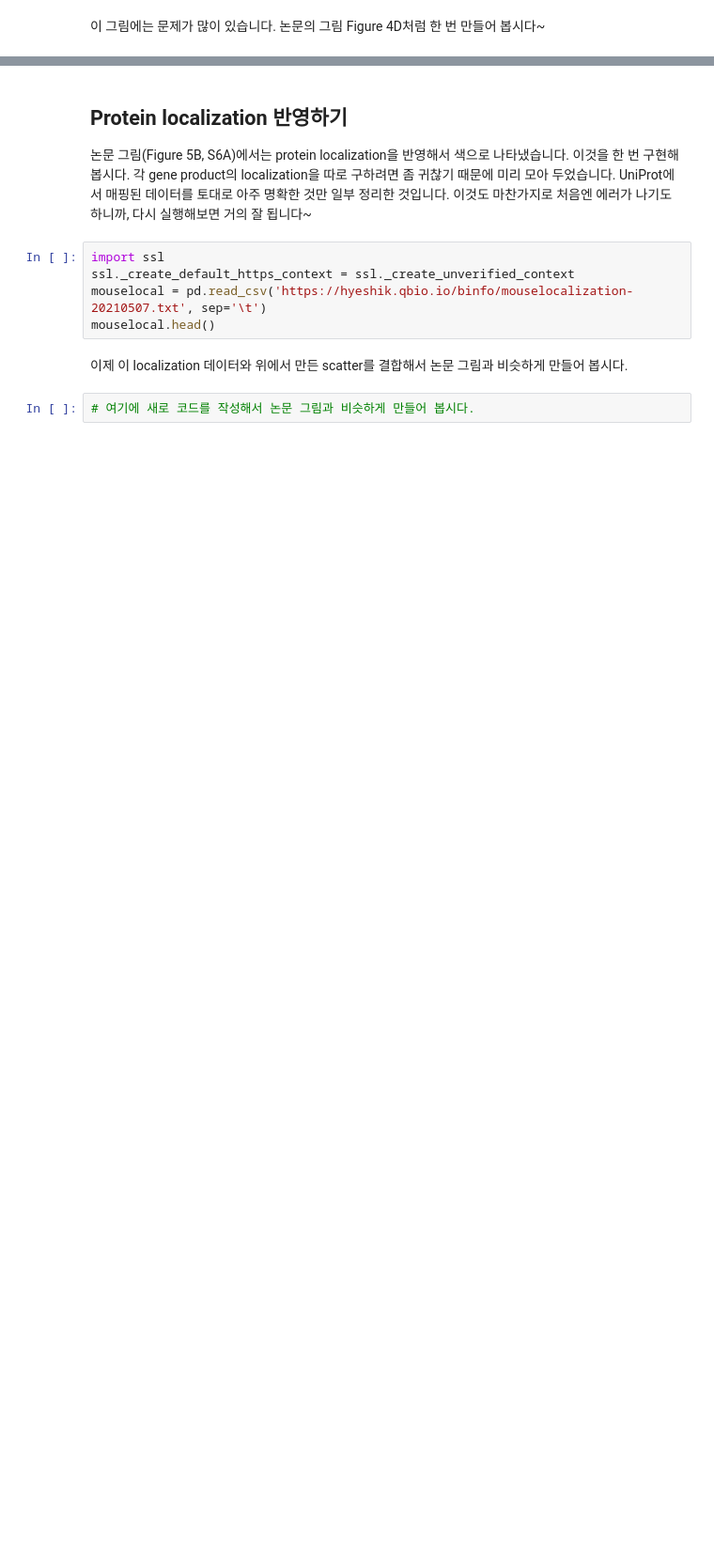
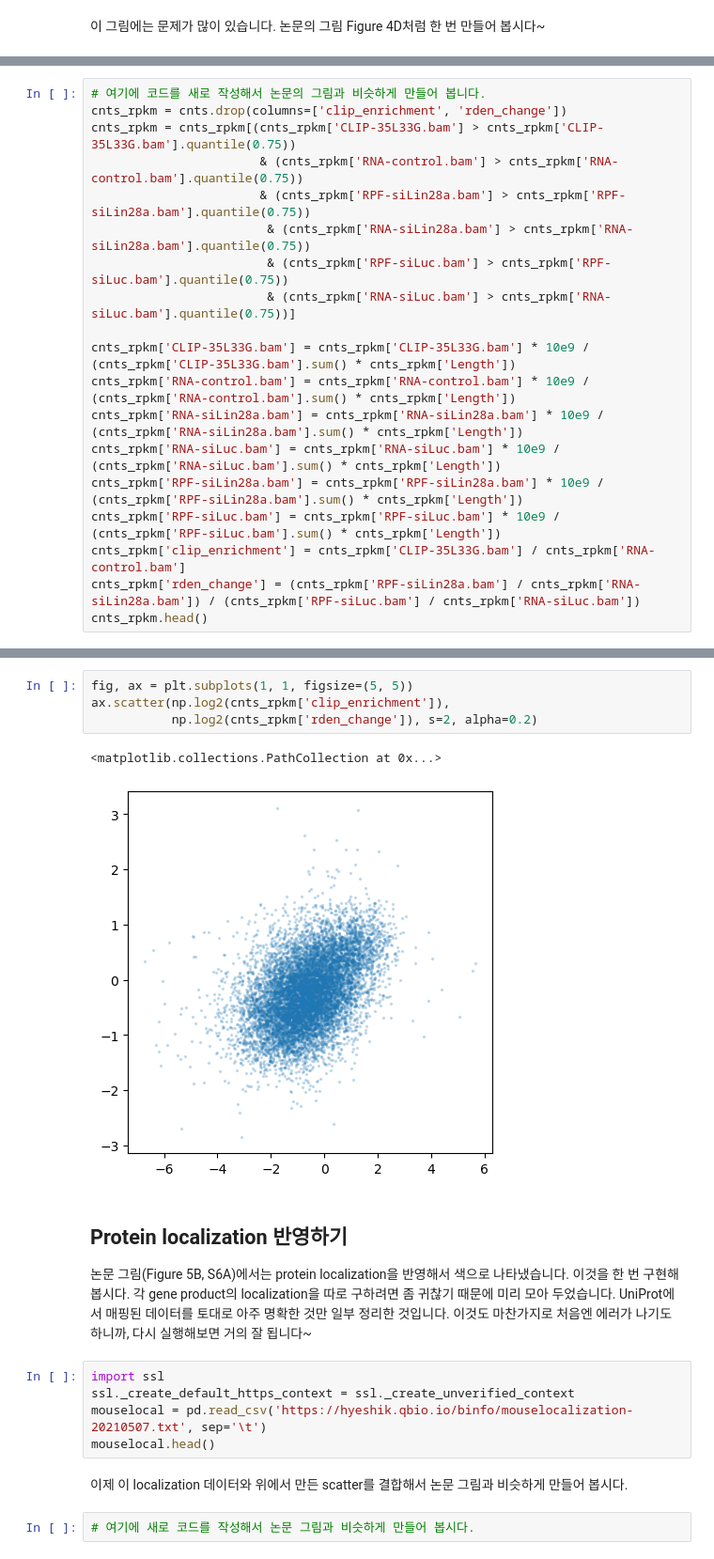
Before and after one commit to yeekyung/MYK_bioinformatics, a Jupyter notebook: CoLab_TermProj_2024_1.ipynb, the cells around one changed output, grey strips where cells are left out. Shown at 94% size. Saved outputs shown, nothing was run; the diff lists cells and outputs as text; blank space fills up the shorter version.

```diff
--- a/CoLab_TermProj_2024_1.ipynb
+++ b/CoLab_TermProj_2024_1.ipynb
@@ -287,0 +294,19 @@ ax.scatter(np.log2(cnts['clip_enrichment']),
+# %%
+# 여기에 코드를 새로 작성해서 논문의 그림과 비슷하게 만들어 봅니다.
+cnts_rpkm = cnts.drop(columns=['clip_enrichment', 'rden_change'])
+cnts_rpkm = cnts_rpkm[(cnts_rpkm['CLIP-35L33G.bam'] > cnts_rpkm['CLIP-35L33G.bam'].quantile(0.75))
+                       & (cnts_rpkm['RNA-control.bam'] > cnts_rpkm['RNA-control.bam'].quantile(0.75))
+                       & (cnts_rpkm['RPF-siLin28a.bam'] > cnts_rpkm['RPF-siLin28a.bam'].quantile(0.75))
+                        & (cnts_rpkm['RNA-siLin28a.bam'] > cnts_rpkm['RNA-siLin28a.bam'].quantile(0.75))
+                        & (cnts_rpkm['RPF-siLuc.bam'] > cnts_rpkm['RPF-siLuc.bam'].quantile(0.75))
+                        & (cnts_rpkm['RNA-siLuc.bam'] > cnts_rpkm['RNA-siLuc.bam'].quantile(0.75))]
+
+cnts_rpkm['CLIP-35L33G.bam'] = cnts_rpkm['CLIP-35L33G.bam'] * 10e9 / (cnts_rpkm['CLIP-35L33G.bam'].sum() * cnts_rpkm['Length'])
+cnts_rpkm['RNA-control.bam'] = cnts_rpkm['RNA-control.bam'] * 10e9 / (cnts_rpkm['RNA-control.bam'].sum() * cnts_rpkm['Length'])
+cnts_rpkm['RNA-siLin28a.bam'] = cnts_rpkm['RNA-siLin28a.bam'] * 10e9 / (cnts_rpkm['RNA-siLin28a.bam'].sum() * cnts_rpkm['Length'])
+cnts_rpkm['RNA-siLuc.bam'] = cnts_rpkm['RNA-siLuc.bam'] * 10e9 / (cnts_rpkm['RNA-siLuc.bam'].sum() * cnts_rpkm['Length'])
+cnts_rpkm['RPF-siLin28a.bam'] = cnts_rpkm['RPF-siLin28a.bam'] * 10e9 / (cnts_rpkm['RPF-siLin28a.bam'].sum() * cnts_rpkm['Length'])
+cnts_rpkm['RPF-siLuc.bam'] = cnts_rpkm['RPF-siLuc.bam'] * 10e9 / (cnts_rpkm['RPF-siLuc.bam'].sum() * cnts_rpkm['Length'])
+cnts_rpkm['clip_enrichment'] = cnts_rpkm['CLIP-35L33G.bam'] / cnts_rpkm['RNA-control.bam']
+cnts_rpkm['rden_change'] = (cnts_rpkm['RPF-siLin28a.bam'] / cnts_rpkm['RNA-siLin28a.bam']) / (cnts_rpkm['RPF-siLuc.bam'] / cnts_rpkm['RNA-siLuc.bam'])
+cnts_rpkm.head()
@@ -288,3 +321,10 @@ ax.scatter(np.log2(cnts['clip_enrichment']),
+# %%
+fig, ax = plt.subplots(1, 1, figsize=(5, 5))
+ax.scatter(np.log2(cnts_rpkm['clip_enrichment']),
+           np.log2(cnts_rpkm['rden_change']), s=2, alpha=0.2)
+# %% [output]
+<matplotlib.collections.PathCollection at 0x...>
+[figure, added]
 # %% [markdown]
 ## Protein localization 반영하기
 
```
Also changed, not shown: parts of 5 cells of this notebook.
